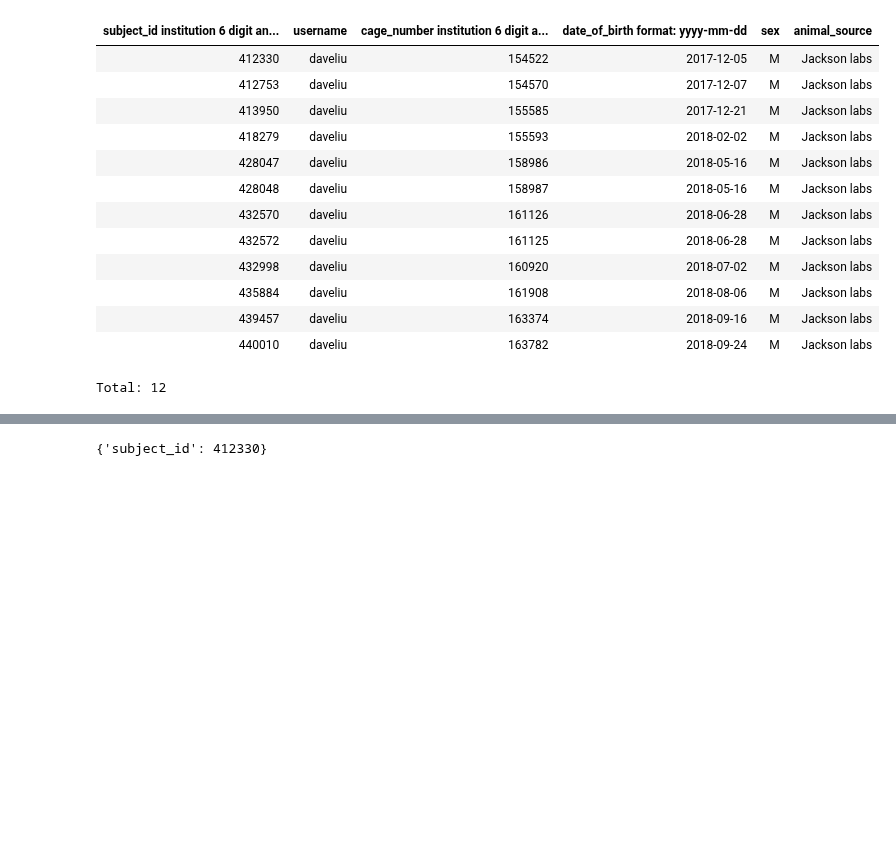
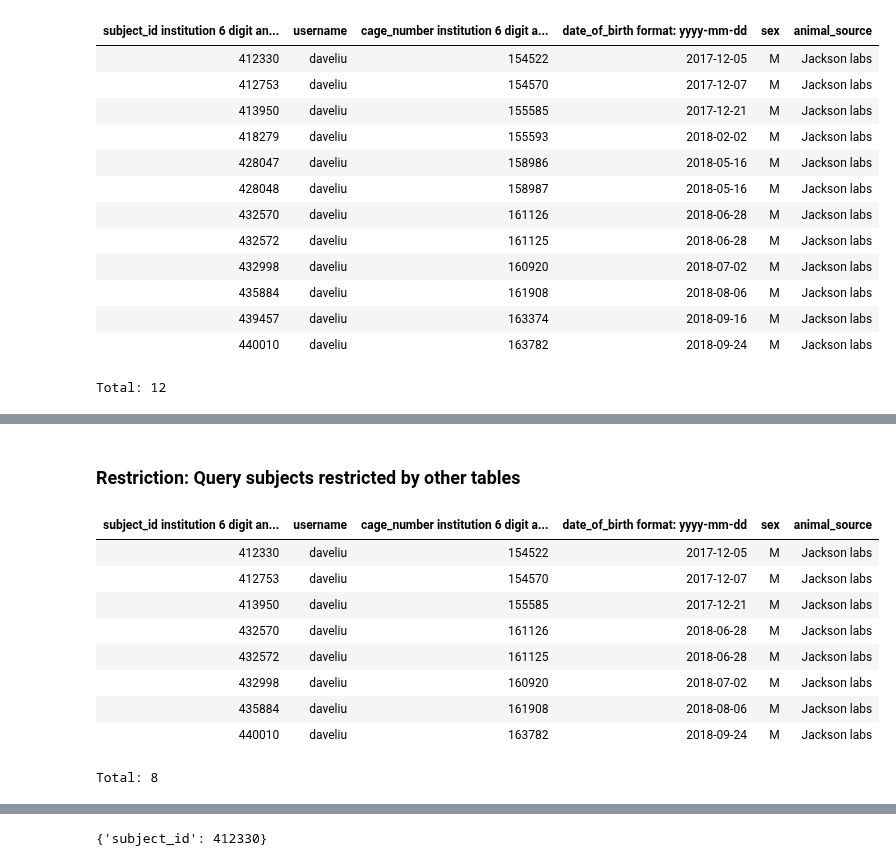
Before and after one commit to mesoscale-activity-map/map-ephys, a Jupyter notebook: notebook/workshop/1_data_browsing_demo.ipynb, the cells around one changed output, grey strips where cells are left out. Drawn from its saved outputs; the diff is of its cells as text; code cells hidden in the pictures; blank space fills up the shorter version.

```diff
--- a/notebook/workshop/1_data_browsing_demo.ipynb
+++ b/notebook/workshop/1_data_browsing_demo.ipynb
@@ -124,0 +185,16 @@ Total: 12
+# %% [markdown]
+### Restriction: Query subjects restricted by other tables
+# %%
+# subjects with Ephys recording
+lab.Subject & ephys.ProbeInsertion
+# %% [output]
+| subject_id institution 6 digit an... | username | cage_number institution 6 digit a... | date_of_birth format: yyyy-mm-dd | sex | animal_source |
+| 412330 | daveliu | 154522 | 2017-12-05 | M | Jackson labs |
+| 412753 | daveliu | 154570 | 2017-12-07 | M | Jackson labs |
+| 413950 | daveliu | 155585 | 2017-12-21 | M | Jackson labs |
+| 432570 | daveliu | 161126 | 2018-06-28 | M | Jackson labs |
+| 432572 | daveliu | 161125 | 2018-06-28 | M | Jackson labs |
+| 432998 | daveliu | 160920 | 2018-07-02 | M | Jackson labs |
+| 435884 | daveliu | 161908 | 2018-08-06 | M | Jackson labs |
+| 440010 | daveliu | 163782 | 2018-09-24 | M | Jackson labs |
+Total: 8
```
Also changed, not shown: parts of 52 cells of this notebook.
